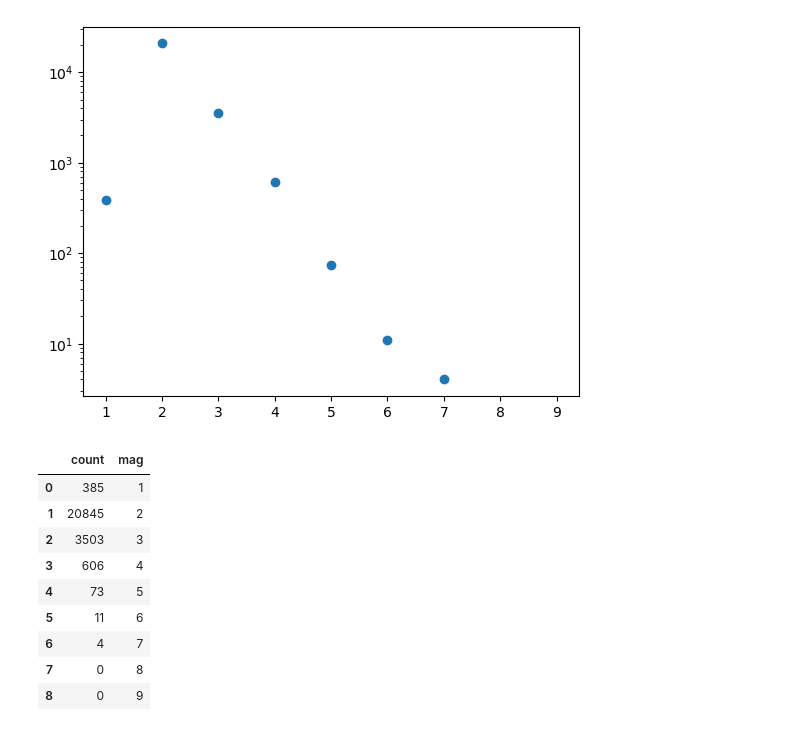
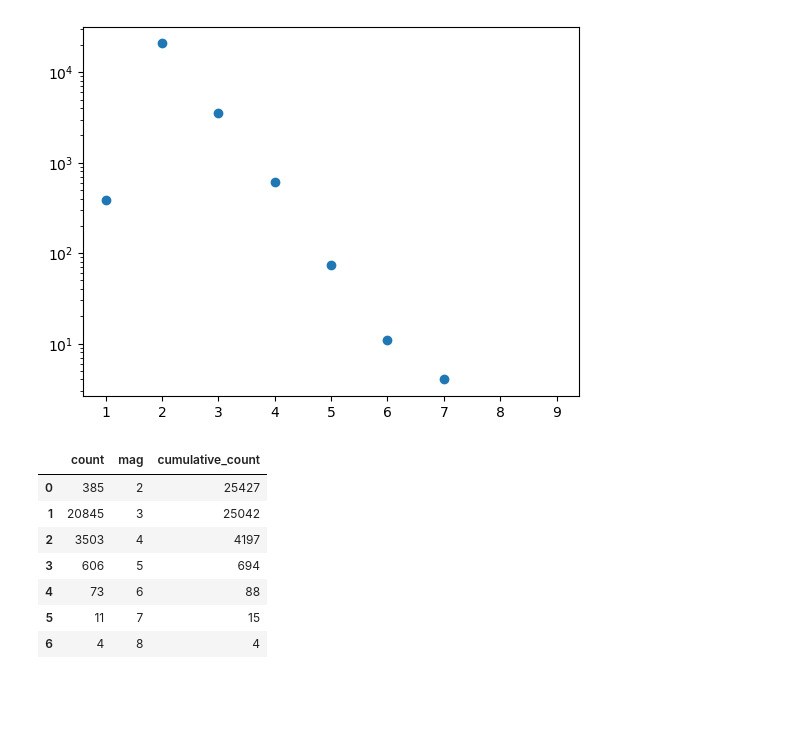
Before and after one commit to arif-geo/e_sci_data_analysis_test, a Jupyter notebook: eart_sci_data_analysis/HW_3/Linear_regression_on_earthquake_data.ipynb, the cells around one changed output. Cells and saved outputs as stored; diff of their text form; code cells hidden in the pictures; blank space fills up the shorter version.

```diff
--- a/eart_sci_data_analysis/HW_3/Linear_regression_on_earthquake_data.ipynb
+++ b/eart_sci_data_analysis/HW_3/Linear_regression_on_earthquake_data.ipynb
@@ -165,20 +165,27 @@ ax.set_yscale('log')
 plt.show()
 # %% [output]
 [figure]
-# %%
-mag_counts_df['mag']=np.arange(1,10,1)
-mag_counts_df
-# %% [output]
-|  | count | mag |
-| 0 | 385 | 1 |
-| 1 | 20845 | 2 |
-| 2 | 3503 | 3 |
-| 3 | 606 | 4 |
-| 4 | 73 | 5 |
-| 5 | 11 | 6 |
-| 6 | 4 | 7 |
-| 7 | 0 | 8 |
-| 8 | 0 | 9 |
+# %%
+# prepare a mag vs cumulative (higher mag to lower mag) frequency dataframe
+mag_counts_df['mag']=np.arange(2,11,1)
+
+# remove 0 counts rows
+mag_counts_df = mag_counts_df[mag_counts_df['count']!=0]
+
+# new column for cumulative count from high magnitude to low
+mag_counts_df.sort_values(by='mag', ascending=False, inplace=True)
+mag_counts_df['cumulative_count'] = mag_counts_df['count'].cumsum()
+mag_counts_df.sort_values(by='mag', ascending=True, inplace=True) #restore the order
+mag_counts_df
+# %% [output]
+|  | count | mag | cumulative_count |
+| 0 | 385 | 2 | 25427 |
+| 1 | 20845 | 3 | 25042 |
+| 2 | 3503 | 4 | 4197 |
+| 3 | 606 | 5 | 694 |
+| 4 | 73 | 6 | 88 |
+| 5 | 11 | 7 | 15 |
+| 6 | 4 | 8 | 4 |
 # %%
 """ calculate b-value using linear regression """
 from scipy import stats
```
Also changed, not shown: parts of 2 cells of this notebook.
